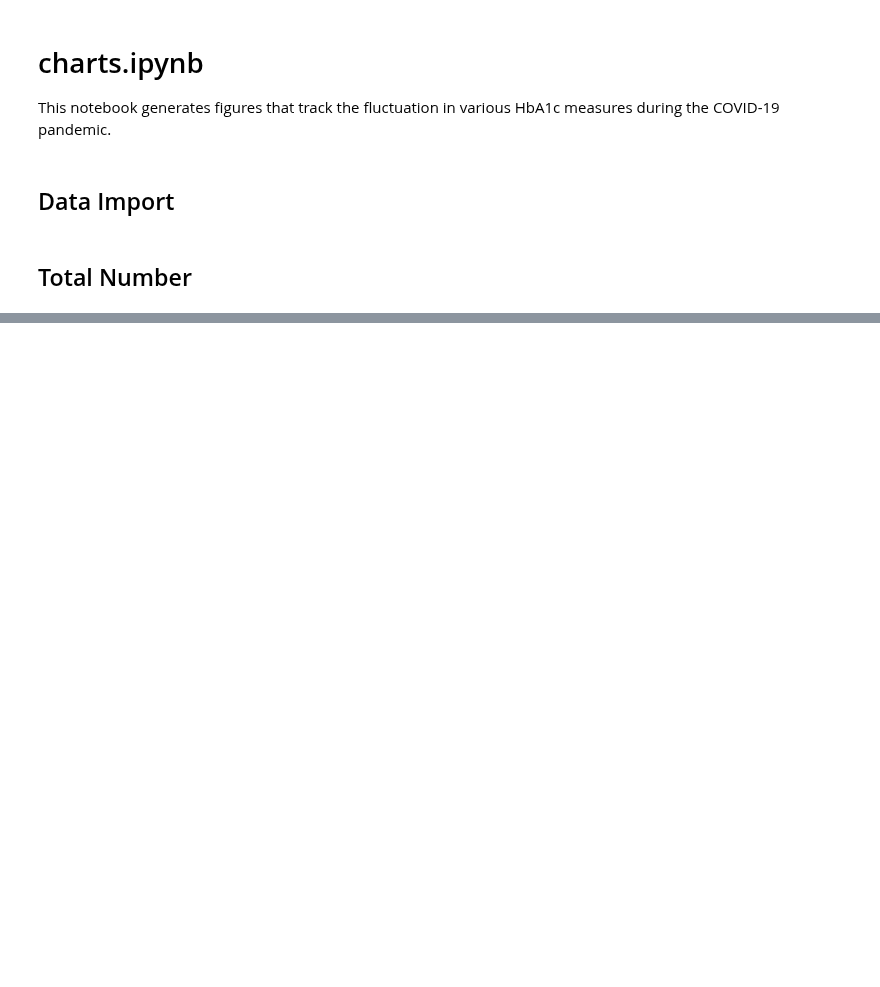
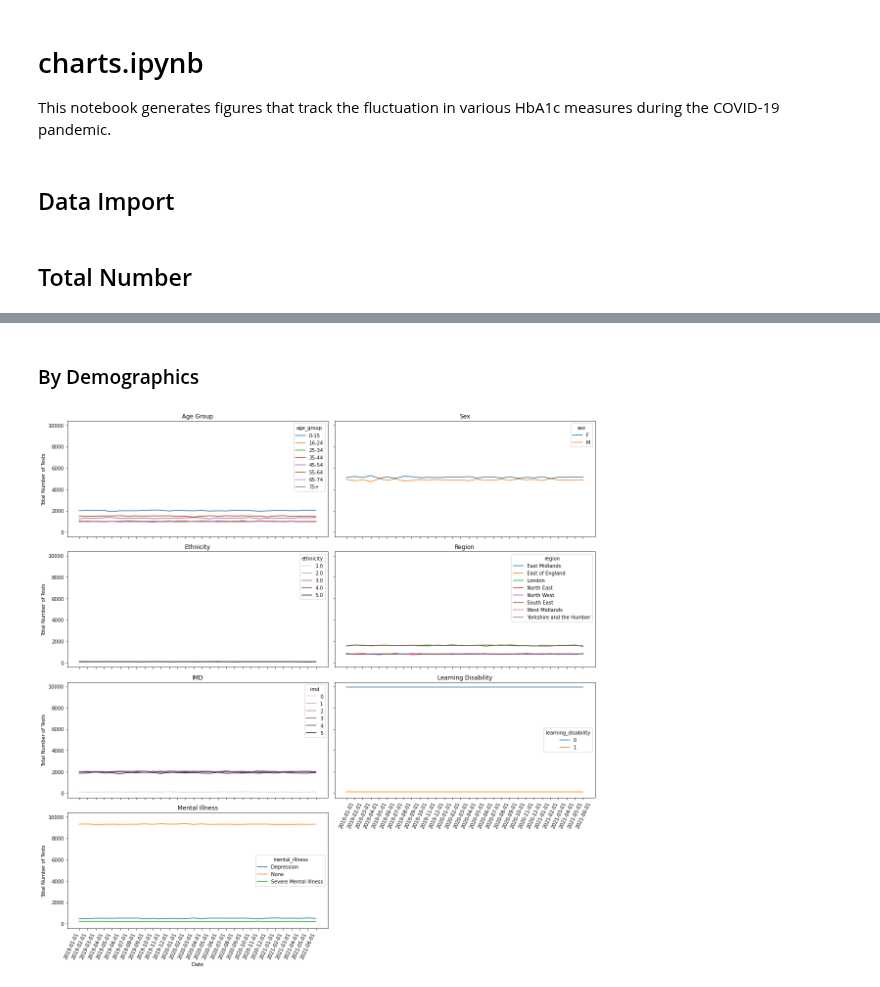
Before and after one commit to opensafely/HbA1c-levels, a Jupyter notebook: notebooks/charts.ipynb, the cells around one changed output, grey strips where cells are left out. Drawn from its saved outputs; the diff is of its cells as text; code cells hidden in the pictures; blank space fills up the shorter version.

```diff
--- a/notebooks/charts.ipynb
+++ b/notebooks/charts.ipynb
@@ -84,0 +117,42 @@ ax.fill_between(df_total.date, df_total.hba1c_gt_75.min(),
+# %%
+# Total number by threshold
+def create_plotgrid(measure, df_age_in, df_sex_in, df_eth_in,
+                   df_reg_in, df_imd_in, df_ld_in, df_mi_in,
+                   ylabel):
+    fig2, axes2 = plt.subplots(4, 2, figsize=(16, 16), sharex=True, sharey=True)
+    fig2.delaxes(ax=axes2[3,1])
+
+    create_subplot(measure, 'age_group', 'Age Group',
+                   df_age_in.loc[df_age_in.age_group != 'missing'], axes2[0,0])
+    create_subplot(measure, 'sex', 'Sex',
+                   df_sex_in.loc[df_sex_in.sex.isin(['F','M'])], axes2[0,1])
+    create_subplot(measure, 'ethnicity', 'Ethnicity',
+                   df_eth_in, axes2[1,0])
+    create_subplot(measure, 'region', 'Region',
+                   df_reg_in, axes2[1,1])
+    create_subplot(measure, 'imd', 'IMD',
+                   df_imd_in, axes2[2,0])
+    create_subplot(measure, 'learning_disability', 'Learning Disability',
+                   df_ld_in, axes2[2,1])
+    create_subplot(measure, 'mental_illness', 'Mental Illness',
+                   df_mi_in, axes2[3,0])
+
+    # Set axes labels
+    plt.setp(axes2[-1, :],
+             xlabel='Date')
+    plt.setp(axes2[:, 0],
+             ylabel=ylabel)
+    fig2.autofmt_xdate(rotation=65)
+    fig2.subplots_adjust(hspace=0.1)
+    fig2.subplots_adjust(wspace=0)
+    fig2.tight_layout()
+    axes2[2,1].xaxis.set_tick_params(which='both', labelbottom=True, labeltop=False, rotation=65)
+    plt.show()
+# %% [markdown]
+### By Demographics
+# %%
+# No diabetes
+create_plotgrid('hba1c_test',df_age, df_sex, df_eth,
+                df_reg, df_imd, df_ld, df_mi, 'Total Number of Tests')
+# %% [output]
+[figure, added]
```
Also changed, not shown: parts of 10 cells of this notebook.
